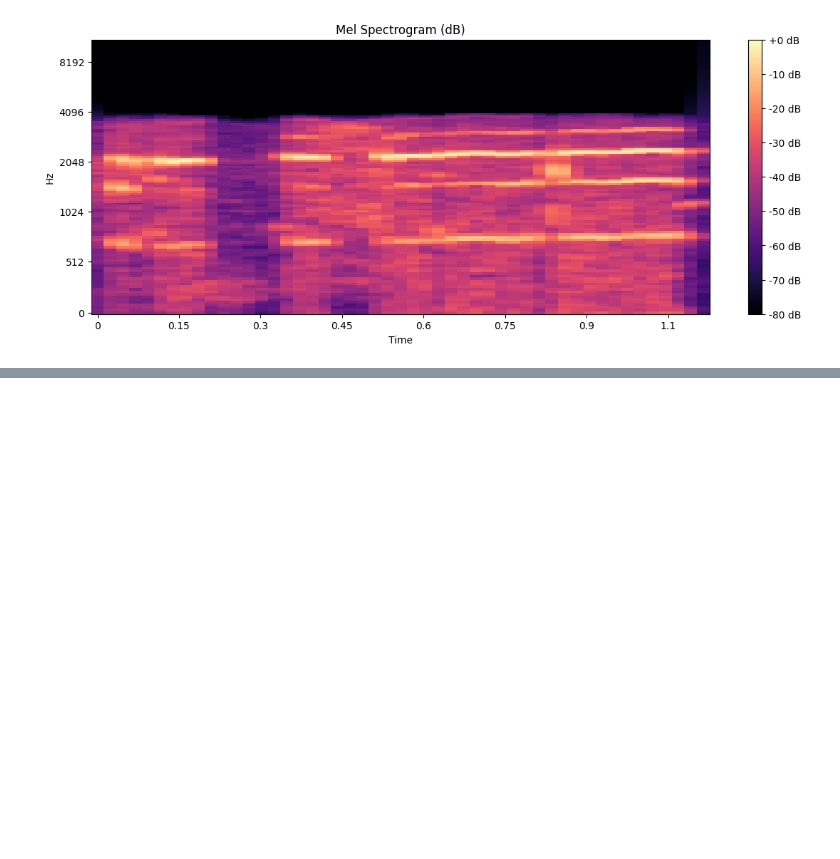
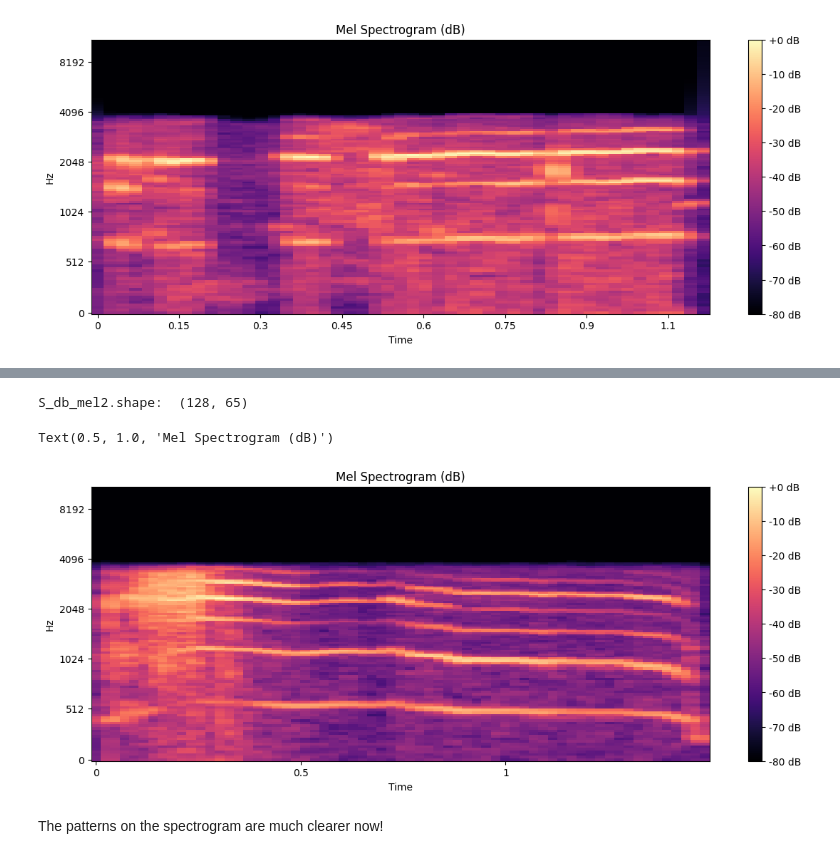
Before and after one commit to average-sushi-roll/cat-meow-classifier, a Jupyter notebook: notebooks/eda.ipynb, the cells around one changed output, grey strips where cells are left out. Drawn from its saved outputs; the diff is of its cells as text; code cells hidden in the pictures; blank space fills up the shorter version.

```diff
--- a/notebooks/eda.ipynb
+++ b/notebooks/eda.ipynb
@@ -99,0 +145,17 @@ Text(0.5, 1.0, 'Mel Spectrogram (dB)')
+# %%
+# use librosa.feature.melspectrogram to get the mel spectrogram of the audio signal
+S2 = librosa.feature.melspectrogram(y=y2_trimmed, sr=sr2, n_fft=2048, hop_length=512, n_mels=128)
+S_db_mel2 = librosa.power_to_db(S2, ref=np.max)
+print("S_db_mel2.shape: ", S_db_mel2.shape)
+
+# plot the spectrogram of the audio signal
+plt.figure(figsize=(14, 5))
+librosa.display.specshow(S_db_mel2, sr=sr2, hop_length=512, x_axis="time", y_axis="mel")
+plt.colorbar(format="%+2.0f dB")
+plt.title("Mel Spectrogram (dB)")
+# %% [output]
+S_db_mel2.shape:  (128, 65)
+Text(0.5, 1.0, 'Mel Spectrogram (dB)')
+[figure, added]
+# %% [markdown]
+The patterns on the spectrogram are much clearer now!
```
Also changed, not shown: parts of 4 cells of this notebook.
